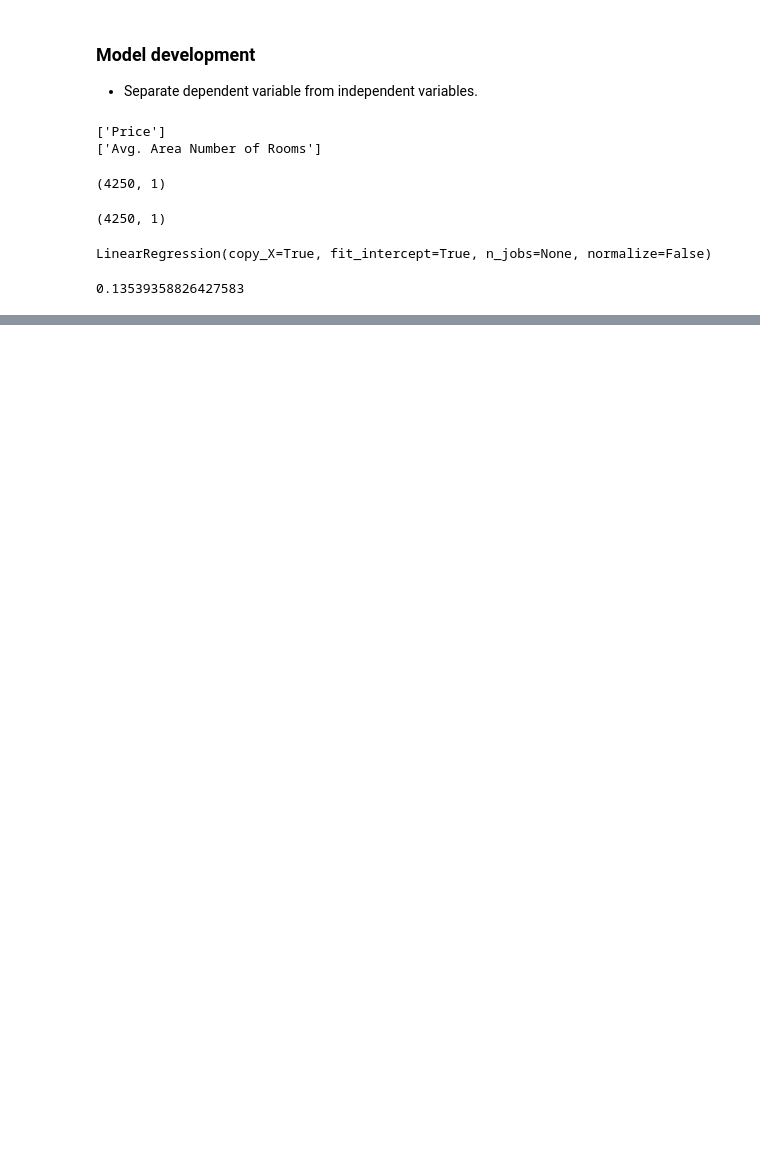
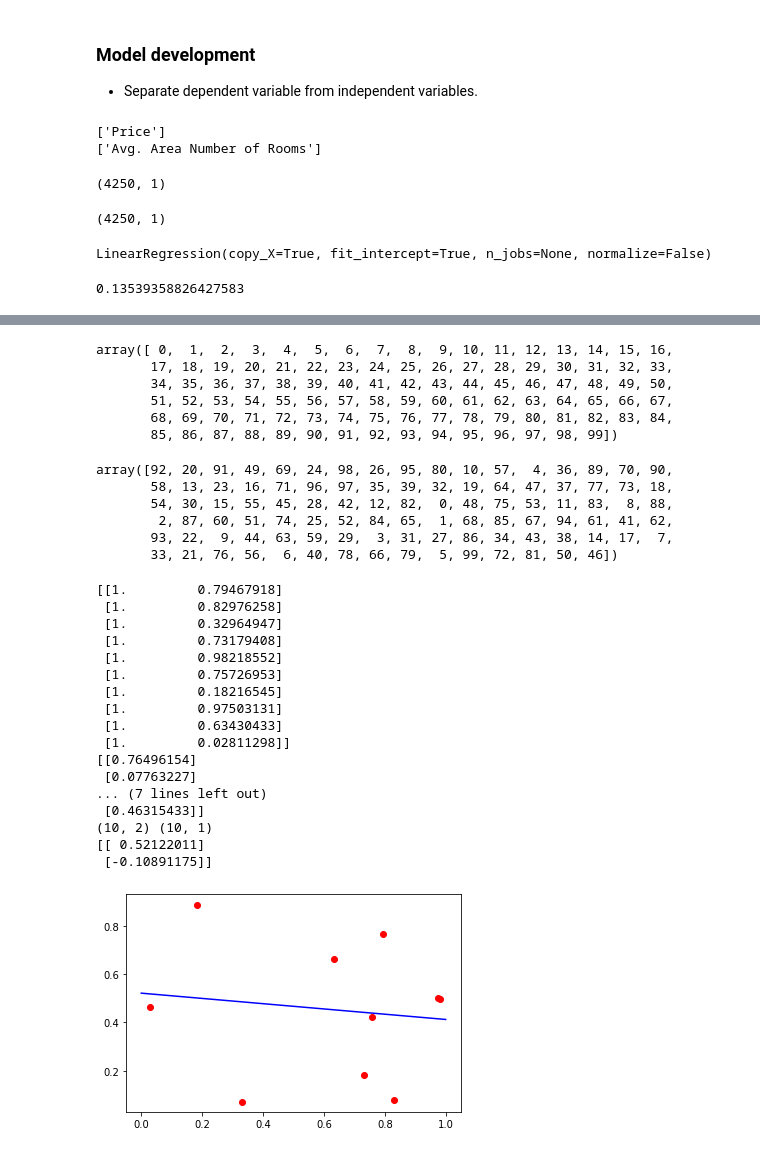
Before and after one commit to exchhattu/InterviewPractice, a Jupyter notebook: insight_cs/house_price/HousePrice.ipynb, the cells around one changed output, grey strips where cells are left out. Drawn from its saved outputs; the diff is of its cells as text; code cells hidden in the pictures; blank space fills up the shorter version.

```diff
--- a/insight_cs/house_price/HousePrice.ipynb
+++ b/insight_cs/house_price/HousePrice.ipynb
@@ -126,0 +186,9 @@ LRModel.score(X_test, y_test)
+# %%
+a
+# %% [output]
+array([ 0,  1,  2,  3,  4,  5,  6,  7,  8,  9, 10, 11, 12, 13, 14, 15, 16,
+       17, 18, 19, 20, 21, 22, 23, 24, 25, 26, 27, 28, 29, 30, 31, 32, 33,
+       34, 35, 36, 37, 38, 39, 40, 41, 42, 43, 44, 45, 46, 47, 48, 49, 50,
+       51, 52, 53, 54, 55, 56, 57, 58, 59, 60, 61, 62, 63, 64, 65, 66, 67,
+       68, 69, 70, 71, 72, 73, 74, 75, 76, 77, 78, 79, 80, 81, 82, 83, 84,
+       85, 86, 87, 88, 89, 90, 91, 92, 93, 94, 95, 96, 97, 98, 99])
@@ -126,0 +197,56 @@ LRModel.score(X_test, y_test)
+# %%
+a
+# %% [output]
+array([92, 20, 91, 49, 69, 24, 98, 26, 95, 80, 10, 57,  4, 36, 89, 70, 90,
+       58, 13, 23, 16, 71, 96, 97, 35, 39, 32, 19, 64, 47, 37, 77, 73, 18,
+       54, 30, 15, 55, 45, 28, 42, 12, 82,  0, 48, 75, 53, 11, 83,  8, 88,
+        2, 87, 60, 51, 74, 25, 52, 84, 65,  1, 68, 85, 67, 94, 61, 41, 62,
+       93, 22,  9, 44, 63, 59, 29,  3, 31, 27, 86, 34, 43, 38, 14, 17,  7,
+       33, 21, 76, 56,  6, 40, 78, 66, 79,  5, 99, 72, 81, 50, 46])
+# %%
+import numpy as np
+import matplotlib.pyplot as plt
+# Random data
+N = 10
+M = 2
+input = np.random.random((N,M))
+# print(input)
+# Setup matrices
+m = np.shape(input)[0]
+X = np.matrix([np.ones(m), input[:,0]]).T
+y = np.matrix(input[:,1]).T
+
+print(X)
+print(y)
+print(X.shape, y.shape)
+
+# Solve for projection matrix
+p_mat = np.linalg.inv(X.T.dot(X)).dot(X.T).dot(y)
+print(p_mat)
+# Find regression line
+xx = np.linspace(0, 1, 2)
+yy = np.array(p_mat[0] + p_mat[1] * xx)
+# Plot data, regression line
+plt.figure(1)
+plt.plot(xx, yy.T, color='b')
+plt.scatter(input[:,0], input[:,1], color='r')
+plt.show()
+# %% [output]
+[[1.         0.79467918]
+ [1.         0.82976258]
+ [1.         0.32964947]
+ [1.         0.73179408]
+ [1.         0.98218552]
+ [1.         0.75726953]
+ [1.         0.18216545]
+ [1.         0.97503131]
+ [1.         0.63430433]
+ [1.         0.02811298]]
+[[0.76496154]
+ [0.07763227]
+... (7 lines left out)
+ [0.46315433]]
+(10, 2) (10, 1)
+[[ 0.52122011]
+ [-0.10891175]]
+[figure, added]
```
Also changed, not shown: parts of 11 cells of this notebook.
